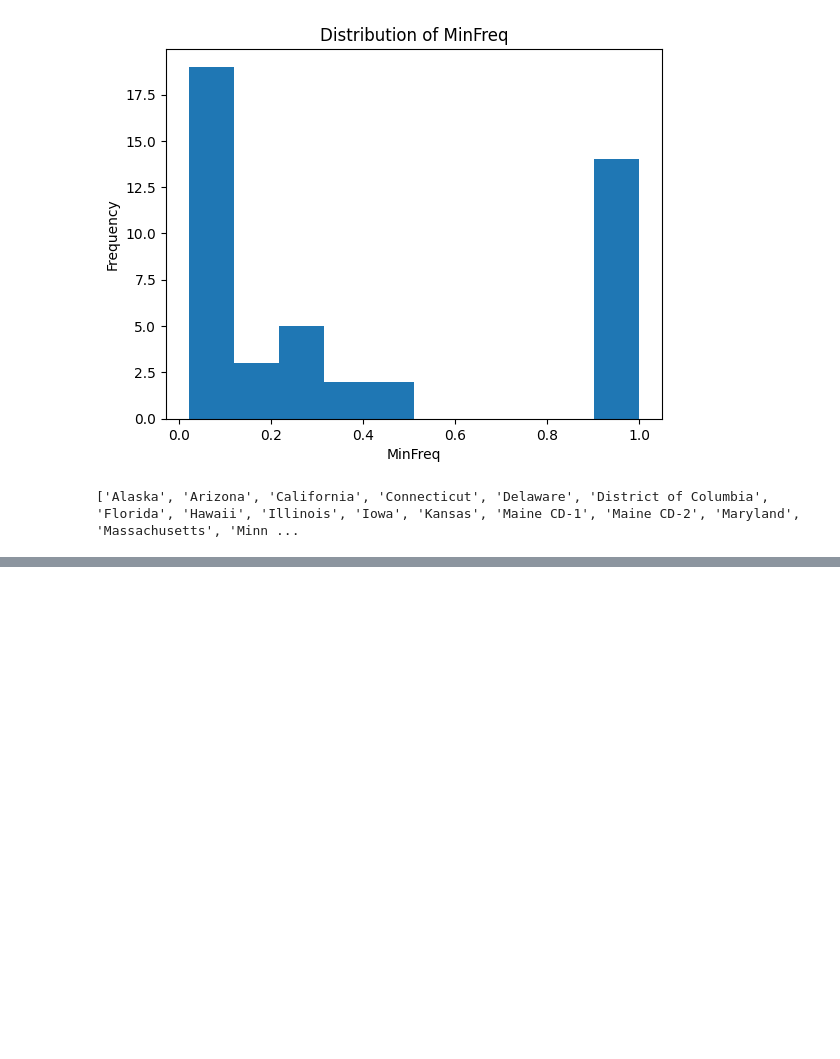
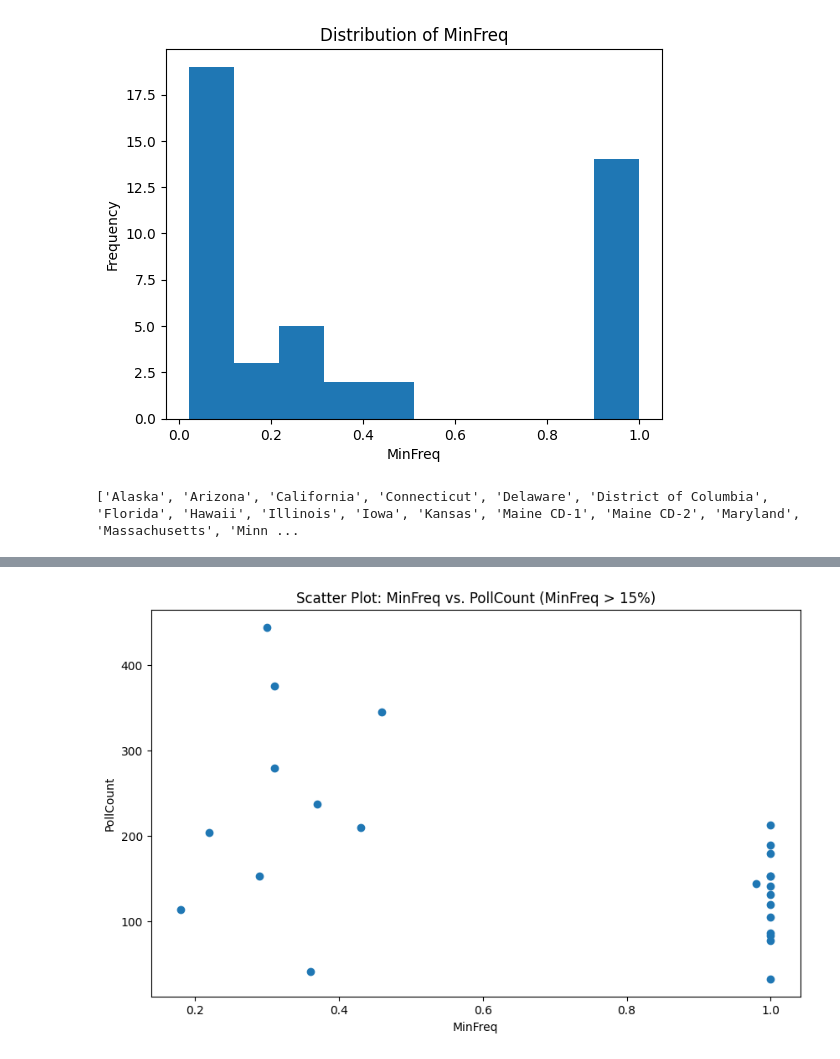
Before and after one commit to keyurshah710/Python-graphing-and-statistical-Analysis., a Jupyter notebook: Election_poll.ipynb, the cells around one changed output, grey strips where cells are left out. Cells and saved outputs as stored; diff of their text form; code cells hidden in the pictures; blank space fills up the shorter version.

```diff
--- a/Election_poll.ipynb
+++ b/Election_poll.ipynb
@@ -216,7 +245,26 @@ print(state_list)
 # %%
 #18. Create another scatter plot that excludes the national polls and only includes states with a MinFreq greater
 
 #than 15%. Do you notice any trends? Write a short paragraph describing what you see (i.e., the trend).
+import matplotlib.pyplot as plt
+
+# Filter out rows with 'PollCount' greater than 1000 (excluding national polls)
+filtered_polls_by_state = polls_by_state[(polls_by_state['PollCount'] <= 1000) & (polls_by_state['MinFreq'] > 0.15)]
+
+# Scatter plot for MinFreq vs. PollCount (excluding national polls and only includes MinFreq > 15%)
+plt.figure(figsize=(10, 6))
+plt.scatter(filtered_polls_by_state['MinFreq'], filtered_polls_by_state['PollCount'])
+
+plt.xlabel('MinFreq')
+plt.ylabel('PollCount')
+plt.title('Scatter Plot: MinFreq vs. PollCount (MinFreq > 15%)')
+plt.show()
+
+
+#scatter plot shows that states with higher 'MinFreq'
+#tend to have a relatively higher 'PollCount' (total number of polls conducted).
+# %% [output]
+[figure, added]
 # %%
 #19.Create another scatter plot. This time, set the size for each point to be the absolute value of the MeanGap. To do that, you may need to modify the MeanGap column to make all of its values positive. Do you see any correlations in the data? Write a short paragraph describing what you see (i.e., the trend).
 
```
Also changed, not shown: parts of 19 cells of this notebook.
